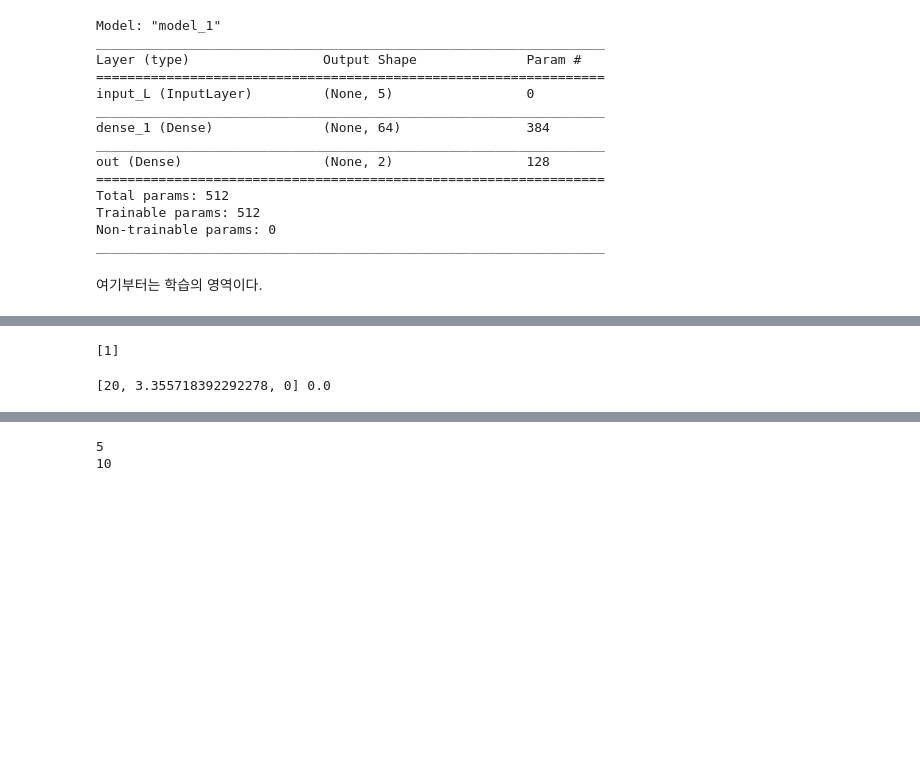
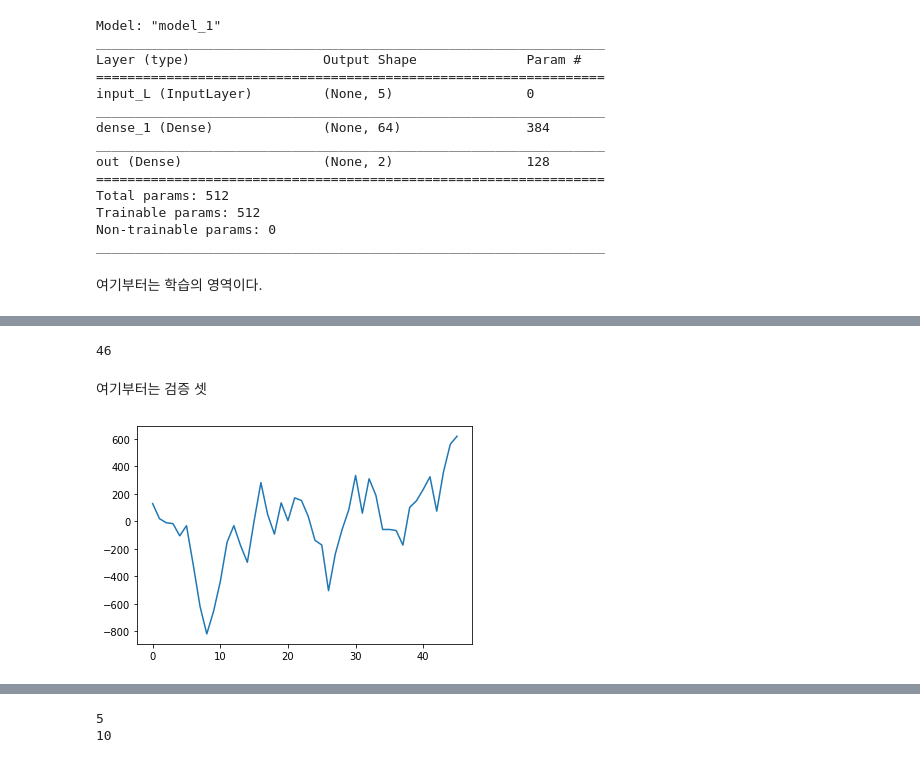
Before and after one commit to sjbaek12/sjbaek12.github.io, a Jupyter notebook: 테스트_강화학습.ipynb, the cells around one changed output, grey strips where cells are left out. Saved outputs shown, nothing was run; the diff lists cells and outputs as text; code cells hidden in the pictures; blank space fills up the shorter version.

```diff
--- a/테스트_강화학습.ipynb
+++ b/테스트_강화학습.ipynb
@@ -346,21 +350,30 @@ array([[3.75646799, 2.93972967, 2.20949879, 2.81512426, 3.35571839]])
-# %%
-y_p=[]
-
-project_len = len(price_data)
-test_data = p_serise[:project_len]
-action_p = model_predict.predict(test_data)
-for i in range(len(test_data)):
-  y_p.append(np.argmax(action_p[i]))
-print(y_p)
-# %% [output]
-[1]
-# %%
-balance = [20, 0, 0]
-
-for i in range(len(y_p)):
-  price = test_data[i][4]
-  act_v, before_act_balance = action_validate(y_p[i], price, balance)
-  balance_updated, present_value = balance_update(balance, price, act_v)
-  print(balance_updated, (present_value-20)/20)
-# %% [output]
-[20, 3.355718392292278, 0] 0.0
+# %%
+len(act_f)
+# %% [output]
+46
+# %% [markdown]
+여기부터는 검증 셋
+# %%
+balance_t = [20, 0, 0]
+base_pv_t = 20
+pvt_list = []
+act_v_t_list =[]
+
+for i in range(len(p_serise)):
+
+  price = p_serise[i][4]
+  act_f = model_predict.predict(p_serise)[i]
+  act_f = np.argmax(act_f)
+  act_v_t, before_act_balance_t = action_validate(act_f, price, balance_t)
+  act_v_t_list.append(act_v_t)
+
+  balance_updated_t, present_value_t = balance_update(balance, price, act_v_t)
+  pvt_list.append(present_value_t)
+
+balance_t = [20, 0, 0]
+base_pv_t = 20
+# %%
+plt.plot(pvt_list)
+plt.show()
+# %% [output]
+[figure, added]
```
Also changed, not shown: parts of 13 cells of this notebook.
